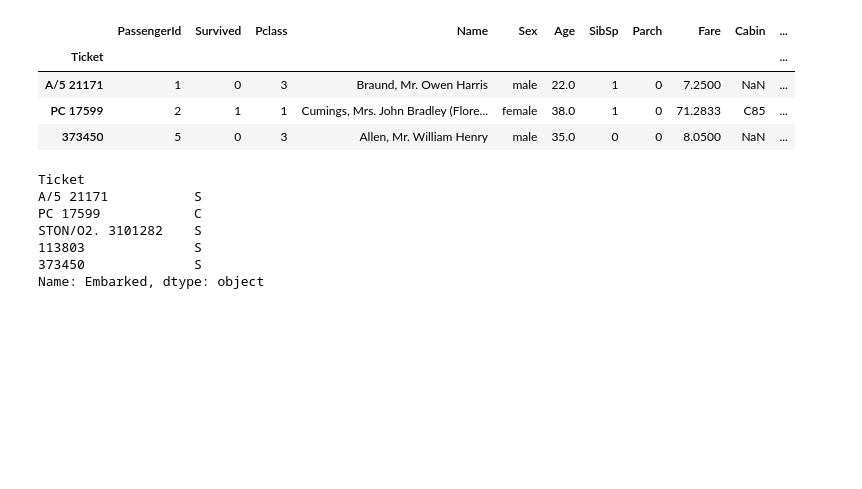
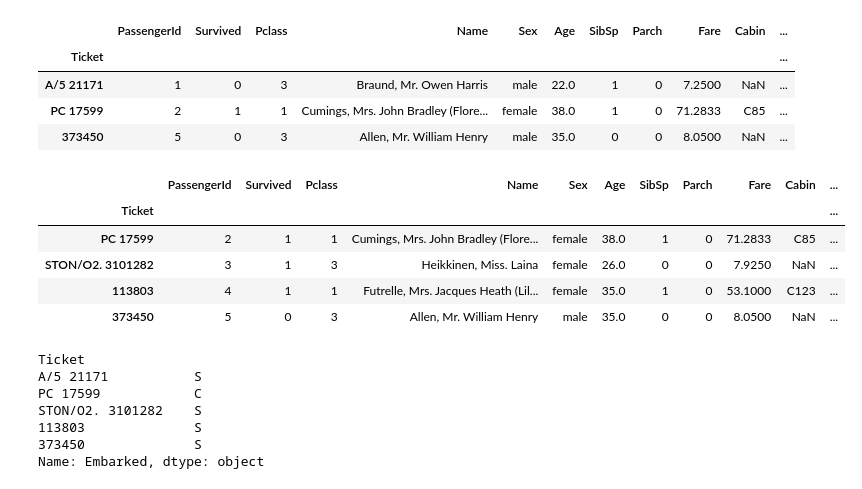
Before and after one commit to ankitgoel1602/data-science, a Jupyter notebook: data-analysis/pandas/pandas_basic_functions_overview.ipynb, the cells around one changed output. Saved outputs shown, nothing was run; the diff lists cells and outputs as text; code cells hidden in the pictures; blank space fills up the shorter version.

```diff
--- a/data-analysis/pandas/pandas_basic_functions_overview.ipynb
+++ b/data-analysis/pandas/pandas_basic_functions_overview.ipynb
@@ -164,6 +164,20 @@ titanic_ticket_index.loc[row_labels]
 | A/5 21171 | 1 | 0 | 3 | Braund, Mr. Owen Harris | male | 22.0 | 1 | 0 | 7.2500 | NaN | ... |
 | PC 17599 | 2 | 1 | 1 | Cumings, Mrs. John Bradley (Flore... | female | 38.0 | 1 | 0 | 71.2833 | C85 | ... |
 | 373450 | 5 | 0 | 3 | Allen, Mr. William Henry | male | 35.0 | 0 | 0 | 8.0500 | NaN | ... |
+# %%
+# select multiple rows with labels method 2: using ':'
+
+# we can supply start_label:end_label like
+# here we are selecting rows from label 'PC 17599' to '373450'
+# Note- this will not work if there are multiple rows with the same labels
+titanic_ticket_index.loc['PC 17599':'373450']
+# %% [output]
+|  | PassengerId | Survived | Pclass | Name | Sex | Age | SibSp | Parch | Fare | Cabin | ... |
+| Ticket |  |  |  |  |  |  |  |  |  |  | ... |
+| PC 17599 | 2 | 1 | 1 | Cumings, Mrs. John Bradley (Flore... | female | 38.0 | 1 | 0 | 71.2833 | C85 | ... |
+| STON/O2. 3101282 | 3 | 1 | 3 | Heikkinen, Miss. Laina | female | 26.0 | 0 | 0 | 7.9250 | NaN | ... |
+| 113803 | 4 | 1 | 1 | Futrelle, Mrs. Jacques Heath (Lil... | female | 35.0 | 1 | 0 | 53.1000 | C123 | ... |
+| 373450 | 5 | 0 | 3 | Allen, Mr. William Henry | male | 35.0 | 0 | 0 | 8.0500 | NaN | ... |
 # %%
 # select single column Embarked
 titanic_ticket_index.loc[:,'Embarked'].head(5)
```
Also changed, not shown: parts of 13 cells of this notebook.
